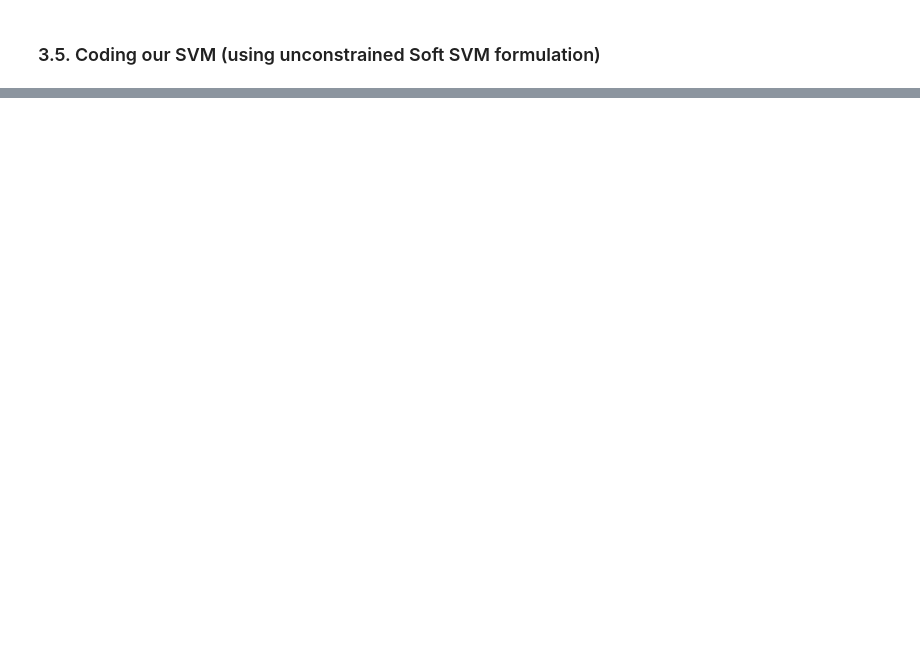
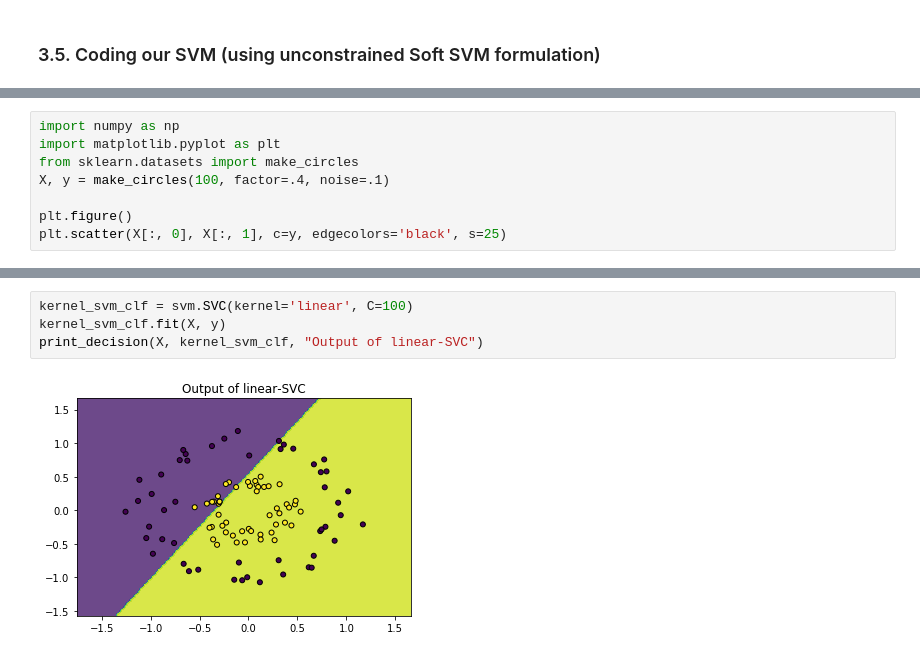
Before and after one commit to Taib/Introduction-to-ML, a Jupyter notebook: Lect_02.ipynb, the cells around one changed output, grey strips where cells are left out. Drawn from its saved outputs; the diff is of its cells as text; blank space fills up the shorter version.

Commit message:
add: kernel svm, fitting

```diff
--- a/Lect_02.ipynb
+++ b/Lect_02.ipynb
@@ -1046,0 +1225,8 @@ print_decision(X, my_lsvm)
+# %%
+import numpy as np
+import matplotlib.pyplot as plt
+from sklearn.datasets import make_circles
+X, y = make_circles(100, factor=.4, noise=.1)
+
+plt.figure()
+plt.scatter(X[:, 0], X[:, 1], c=y, edgecolors='black', s=25)
@@ -1046,0 +1236,6 @@ print_decision(X, my_lsvm)
+# %%
+kernel_svm_clf = svm.SVC(kernel='linear', C=100)
+kernel_svm_clf.fit(X, y)
+print_decision(X, kernel_svm_clf, "Output of linear-SVC")
+# %% [output]
+[figure, added]
```
Also changed, not shown: parts of 72 cells of this notebook, 4 other files.
